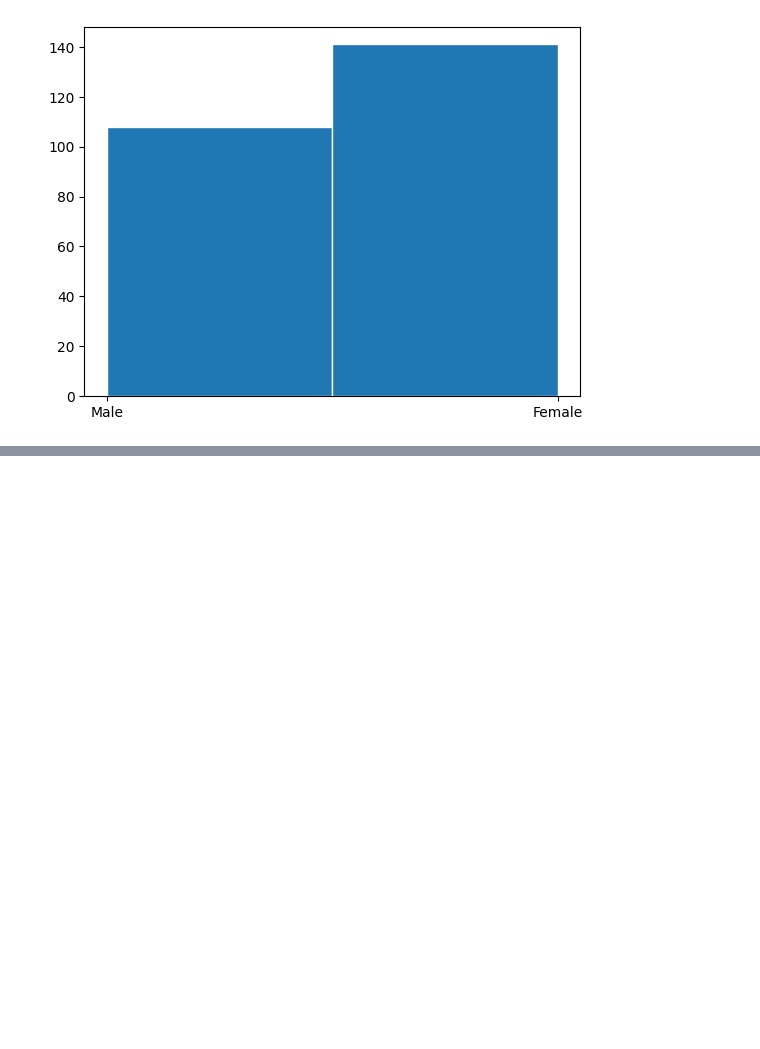
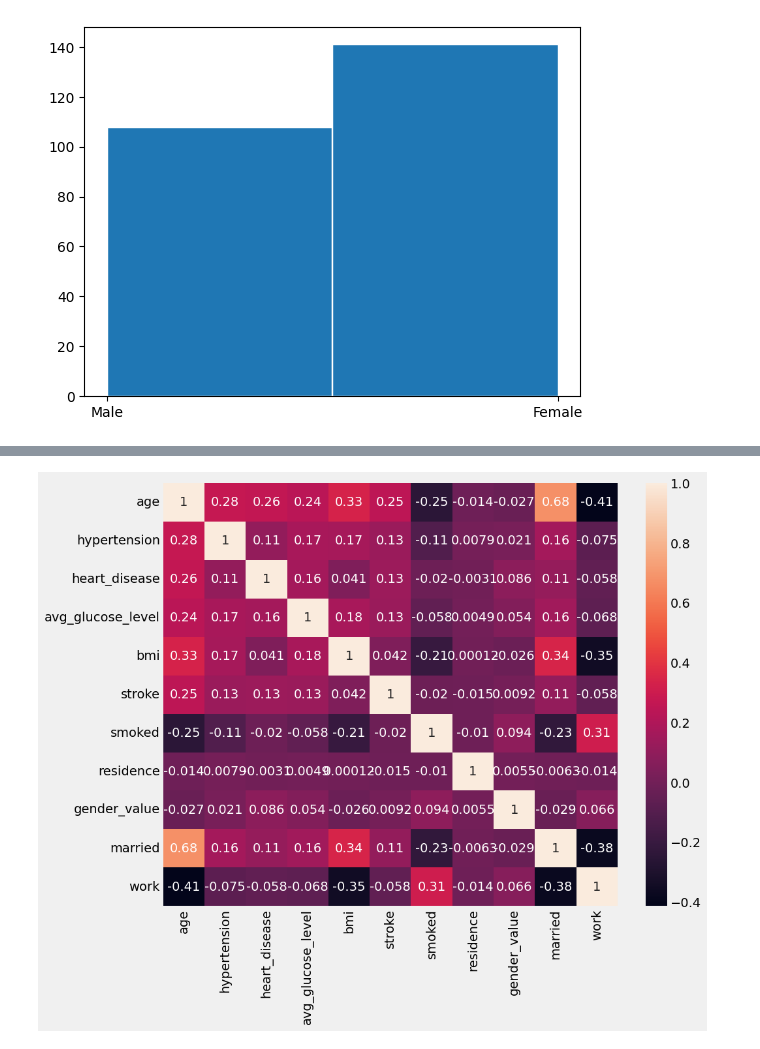
Before and after one commit to balen-arenas/msds-670-week-5-6-project, a Jupyter notebook: msds_670_data_visualization_week_5_6_project.ipynb, the cells around one changed output, grey strips where cells are left out. Drawn from its saved outputs; the diff is of its cells as text; code cells hidden in the pictures; blank space fills up the shorter version.

```diff
--- a/msds_670_data_visualization_week_5_6_project.ipynb
+++ b/msds_670_data_visualization_week_5_6_project.ipynb
@@ -109,0 +201,4 @@ plt.show()
+# %%
+married_val = {'Yes': 1, 'No': 0}
+df['married'] = df['ever_married'].map(married_val)
+df
@@ -109,0 +219,4 @@ plt.show()
+# %%
+work_val = {'Private': 0, 'Self-employed': 1, 'Govt_job': 2, 'children': 3, 'Never_worked': 4}
+df['work'] = df['work_type'].map(work_val)
+df
@@ -109,0 +257,3 @@ plt.show()
+# %%
+dfv = df.drop(['gender', 'ever_married', 'work_type', 'Residence_type', 'smoking_status'], axis=1)
+dfv.head()
@@ -109,0 +267,4 @@ plt.show()
+# %%
+dfv = dfv.drop(['id'], axis=1)
+dfv.head()
+dfv.info()
@@ -109,0 +290,8 @@ plt.show()
+# %%
+plt.rcParams['figure.figsize'] = (10, 8)
+plt.rcParams['font.size'] = 8
+plt.rcParams['axes.grid'] = True
+plt.style.use('fivethirtyeight')
+ax = sns.heatmap(dfv.corr(), annot=True)
+# %% [output]
+[figure, added]
```
Also changed, not shown: parts of 17 cells of this notebook.
